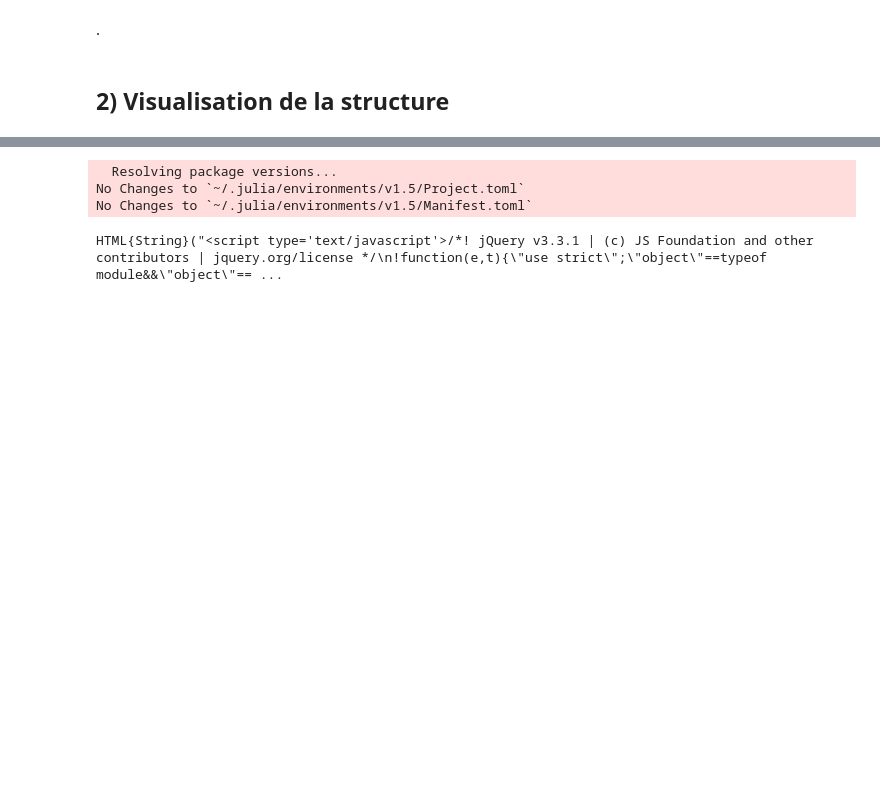
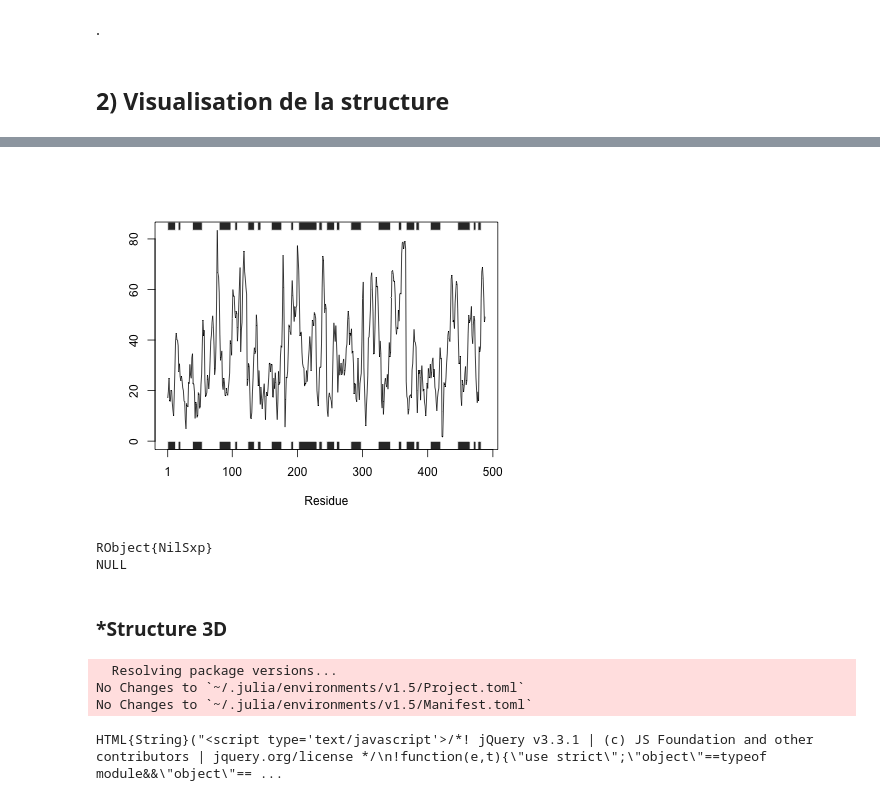
Before and after one commit to AudreyyFortune/Julia_projet, a Jupyter notebook: projet_long_Julia.ipynb, the cells around one changed output, grey strips where cells are left out. Saved outputs shown, nothing was run; the diff lists cells and outputs as text; code cells hidden in the pictures; blank space fills up the shorter version.

```diff
--- a/projet_long_Julia.ipynb
+++ b/projet_long_Julia.ipynb
@@ -84,3 +145,12 @@ Residue 10:A with name ASN, 8 atoms Atom CA with serial 79, coordinates [-3.162,
+# %%
+R"""(inds <- bio3d::atom.select(prot, 'calpha'))
+(bio3d::plot.bio3d(prot$atom$b[inds$atom], sse = prot, typ = 'l'))"""
+# %% [output]
+[figure, added]
+RObject{NilSxp}
+NULL
+# %% [markdown]
+### *Structure 3D
 # %%
 # import des packages
 
```
Also changed, not shown: parts of 11 cells of this notebook.
